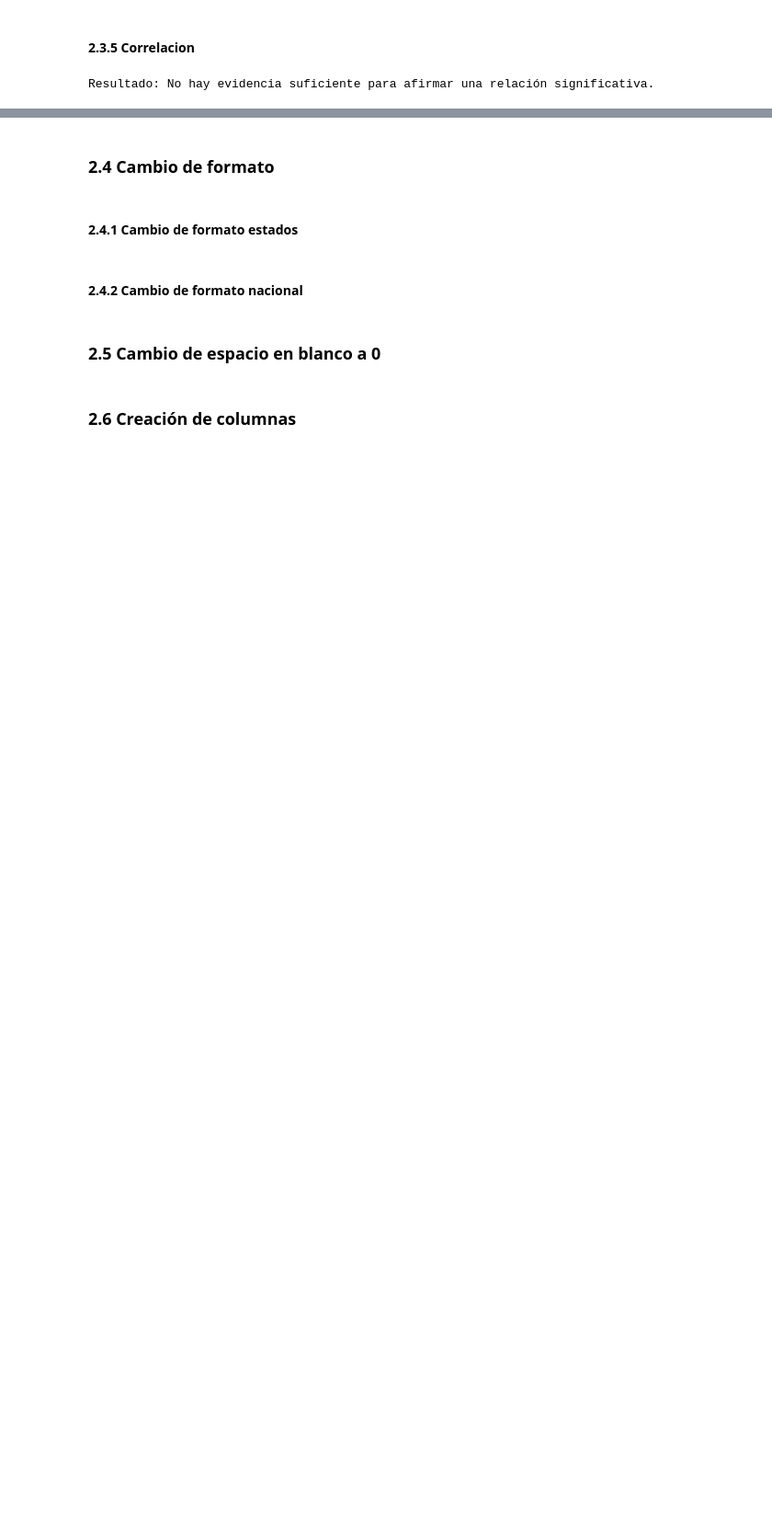
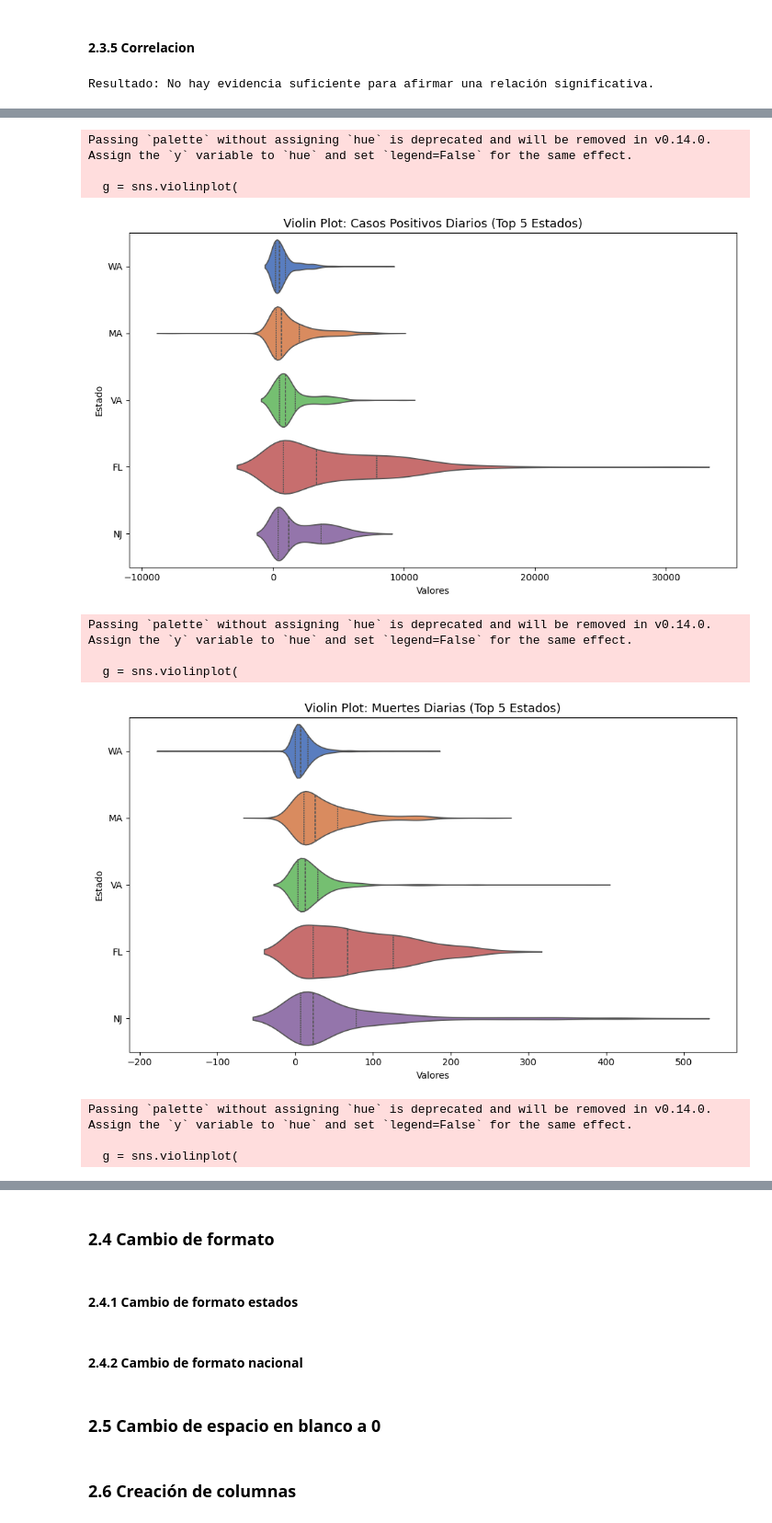
Before and after one commit to Bootcamp-DA-P2/proyecto5-exploratory-data-analysis-grupo2, a Jupyter notebook: note_book.ipynb, the cells around one changed output, grey strips where cells are left out. Shown at 92% size. Saved outputs shown, nothing was run; the diff lists cells and outputs as text; code cells hidden in the pictures; blank space fills up the shorter version.

```diff
--- a/note_book.ipynb
+++ b/note_book.ipynb
@@ -304,0 +346,39 @@ def plotCorrelationMatrix(df, graphWidth):
+# %%
+titulos = [
+    "Violin Plot: Casos Positivos Diarios",
+    "Violin Plot: Muertes Diarias",
+    "Violin Plot: Hospitalizaciones Actuales",
+]
+
+# Generamos los 3 gráficos en formato vertical para comparar mejor las siluetas
+for columna, titulo in zip(variables_states1, titulos):
+    plt.figure(figsize=(10, 6))
+
+    # El gráfico de violín se configura igual que el boxplot
+    g = sns.violinplot(
+        data=df_top5,
+        x=columna,
+        y="state",
+        order=top_5_frecuentes,
+        palette="muted",
+        inner="quartile",  # Dibuja las líneas de los cuartiles dentro del violín
+    )
+
+    g.set_title(f"{titulo} (Top 5 Estados)", fontsize=13)
+    g.set_xlabel("Valores")
+    g.set_ylabel("Estado")
+
+    plt.tight_layout()
+    plt.show()
+# %% [output]
+Passing `palette` without assigning `hue` is deprecated and will be removed in v0.14.0. Assign the `y` variable to `hue` and set `legend=False` for the same effect.
+
+  g = sns.violinplot(
+[figure, added]
+Passing `palette` without assigning `hue` is deprecated and will be removed in v0.14.0. Assign the `y` variable to `hue` and set `legend=False` for the same effect.
+
+  g = sns.violinplot(
+[figure, added]
+Passing `palette` without assigning `hue` is deprecated and will be removed in v0.14.0. Assign the `y` variable to `hue` and set `legend=False` for the same effect.
+
+  g = sns.violinplot(
```
Also changed, not shown: parts of 15 cells of this notebook, 1 other file.
